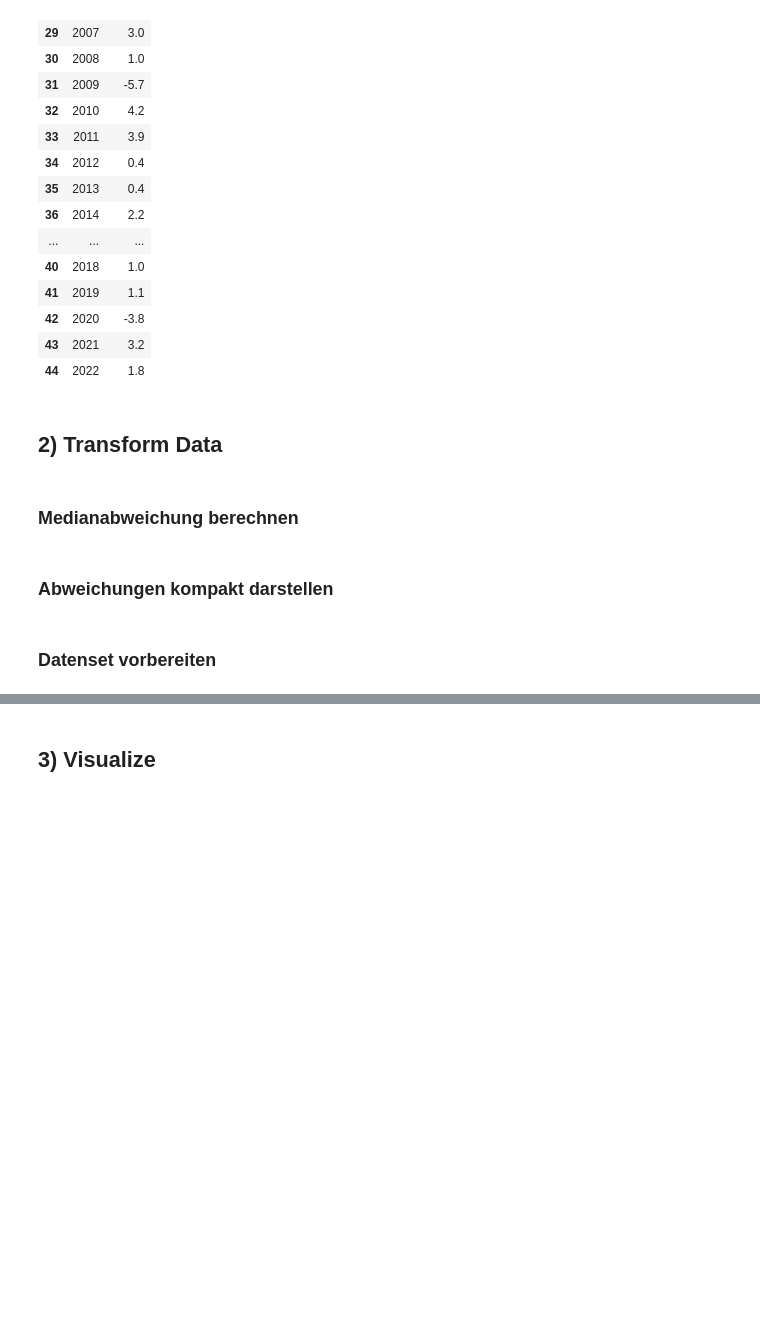
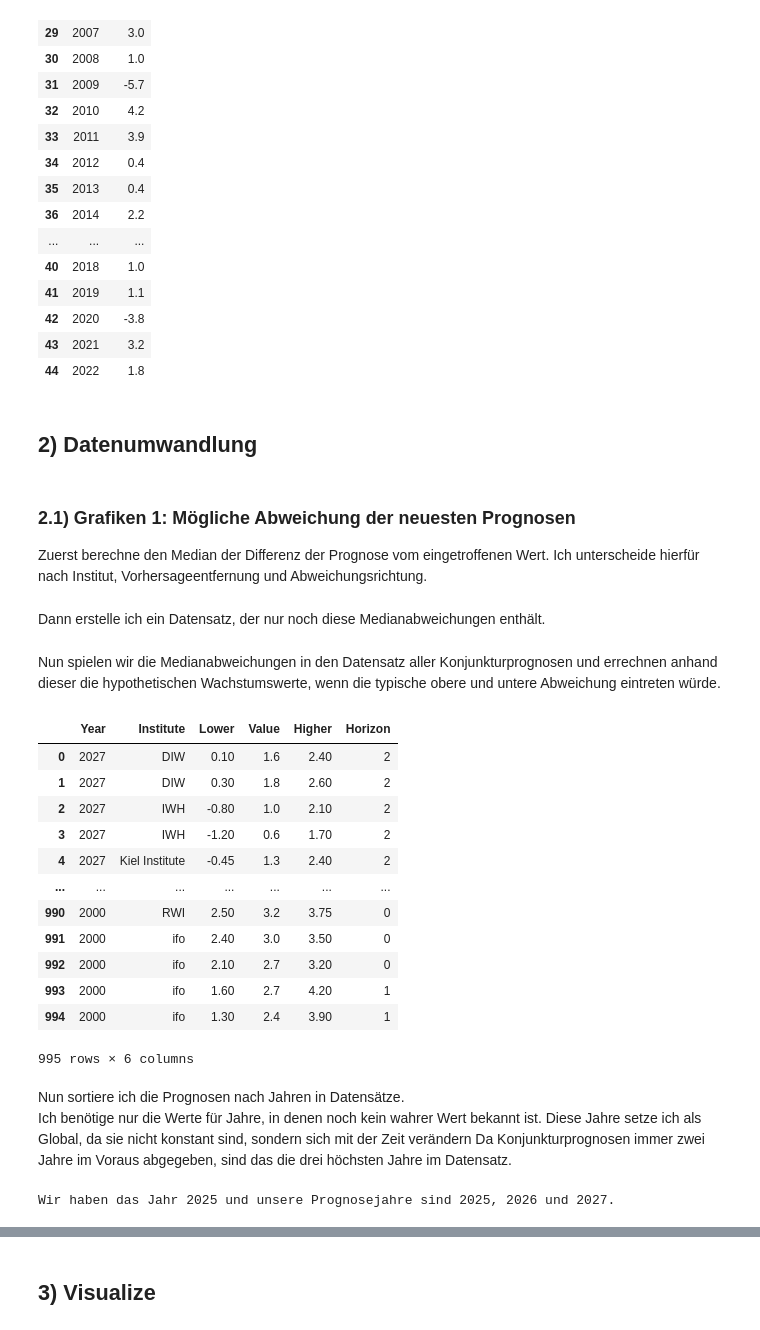
Before and after one commit to bettibayeah/konjunkturtracker, a Jupyter notebook: Konjunkturtracker.ipynb, the cells around one changed output, grey strips where cells are left out. Drawn from its saved outputs; the diff is of its cells as text; code cells hidden in the pictures; blank space fills up the shorter version.

```diff
--- a/Konjunkturtracker.ipynb
+++ b/Konjunkturtracker.ipynb
@@ -88,9 +90,11 @@ df_real
 | 43 | 2021 | 3.2 |
 | 44 | 2022 | 1.8 |
 # %% [markdown]
-## 2) Transform Data
+## 2) Datenumwandlung
 # %% [markdown]
-### Medianabweichung berechnen
+### 2.1) Grafiken 1: Mögliche Abweichung der neuesten Prognosen
+
+Zuerst berechne den Median der Differenz der Prognose vom eingetroffenen Wert. Ich unterscheide hierfür nach Institut, Vorhersageentfernung und Abweichungsrichtung.
 # %%
 # Daten zusammenführen
 df = df_prog.merge(df_real[['Year', 'Value']], on='Year', suffixes=('_prog', '_real'))
@@ -111,21 +115,56 @@ df_constant = df.copy()
 # %% [markdown]
-### Abweichungen kompakt darstellen
+Dann erstelle ich ein Datensatz, der nur noch diese Medianabweichungen enthält.
 # %%
-# Nur die positive/negative Medianabweichung  pro Institut und Prognosezeitpunkt
-df_wide = (
-    df
-    .loc[:, ["Institute", "Horizon", "higher", "median_diff"]]
-    .drop_duplicates()
-    .pivot(
-        index=["Institute", "Horizon"],
-        columns="higher",
-        values="median_diff"
-    )
-    .reset_index()
-    .rename(columns={
-        0: "median_diff_lower",
-        1: "median_diff_higher"
-    })
-)
+# nur die relevanten Spalten zur Einordnung der Medianabweichung behalten
+df_medians = df.loc[:, ["Institute", "Horizon", "higher", "median_diff"]]
+
+# die daraus entstehenden Duplikate entfernen, damit jeweils jeder Code nur einmal vorkommt
+df_medians = df_medians.drop_duplicates()
+
+# Reihen zusammenfassen und separate Spalten für positive und negative Medianabweichungen erstellen
+df_medians = df_medians.pivot(index=["Institute", "Horizon"],columns="higher", values="median_diff")
+df_medians = df_medians.rename(columns={0: "median_diff_lower", 1: "median_diff_higher"})
+
+df_medians = df_medians.reset_index()
-# %% [markdown]
-### Datenset vorbereiten
+# %% [markdown]
+Nun spielen wir die Medianabweichungen in den Datensatz aller Konjunkturprognosen und errechnen anhand dieser die hypothetischen Wachstumswerte, wenn die typische obere und untere Abweichung eintreten würde.
+# %%
+# Datensatz absichern
+df_prog_graph1 = df_prog.copy()
+
+# Die Medianabweichungen an den Datensatz anhängen
+df_graph1 = df_prog_graph1.merge(df_medians, on=["Institute", "Horizon"], how="left")
+
+# Die typischen Abweichungsbereiche berechnen
+df_graph1["Lower"] = df_graph1["Value"] + df_graph1["median_diff_lower"]
+df_graph1["Higher"] = df_graph1["Value"] + df_graph1["median_diff_higher"]
+
+# Nur die relevanten Spalten in sinnvoller Reihenfolge behalten
+df_graph1 = df_graph1[["Year", "Institute", "Lower", "Value", "Higher", "Horizon"]]
+
+df_graph1
+# %% [output]
+|  | Year | Institute | Lower | Value | Higher | Horizon |
+| 0 | 2027 | DIW | 0.10 | 1.6 | 2.40 | 2 |
+| 1 | 2027 | DIW | 0.30 | 1.8 | 2.60 | 2 |
+| 2 | 2027 | IWH | -0.80 | 1.0 | 2.10 | 2 |
+| 3 | 2027 | IWH | -1.20 | 0.6 | 1.70 | 2 |
+| 4 | 2027 | Kiel Institute | -0.45 | 1.3 | 2.40 | 2 |
+| ... | ... | ... | ... | ... | ... | ... |
+| 990 | 2000 | RWI | 2.50 | 3.2 | 3.75 | 0 |
+| 991 | 2000 | ifo | 2.40 | 3.0 | 3.50 | 0 |
+| 992 | 2000 | ifo | 2.10 | 2.7 | 3.20 | 0 |
+| 993 | 2000 | ifo | 1.60 | 2.7 | 4.20 | 1 |
+| 994 | 2000 | ifo | 1.30 | 2.4 | 3.90 | 1 |
+995 rows × 6 columns
+# %% [markdown]
+Nun sortiere ich die Prognosen nach Jahren in Datensätze.
+Ich benötige nur die Werte für Jahre, in denen noch kein wahrer Wert bekannt ist.  Diese Jahre setze ich als Global, da sie nicht konstant sind, sondern sich mit der Zeit verändern Da Konjunkturprognosen immer zwei Jahre im Voraus abgegeben, sind das die drei höchsten Jahre im Datensatz.
+# %%
+years = sorted(df_graph1["Year"].unique(), reverse=True)
+year2, year1, year0 = years[:3]
+
+#Zur Überprüfung
+print("Wir haben das Jahr " + str(year0) + " und unsere Prognosejahre sind " + str(year0) + ", " + str(year1) + " und " + str(year2) + ".")
+# %% [output]
+Wir haben das Jahr 2025 und unsere Prognosejahre sind 2025, 2026 und 2027.
```
Also changed, not shown: parts of 40 cells of this notebook.
